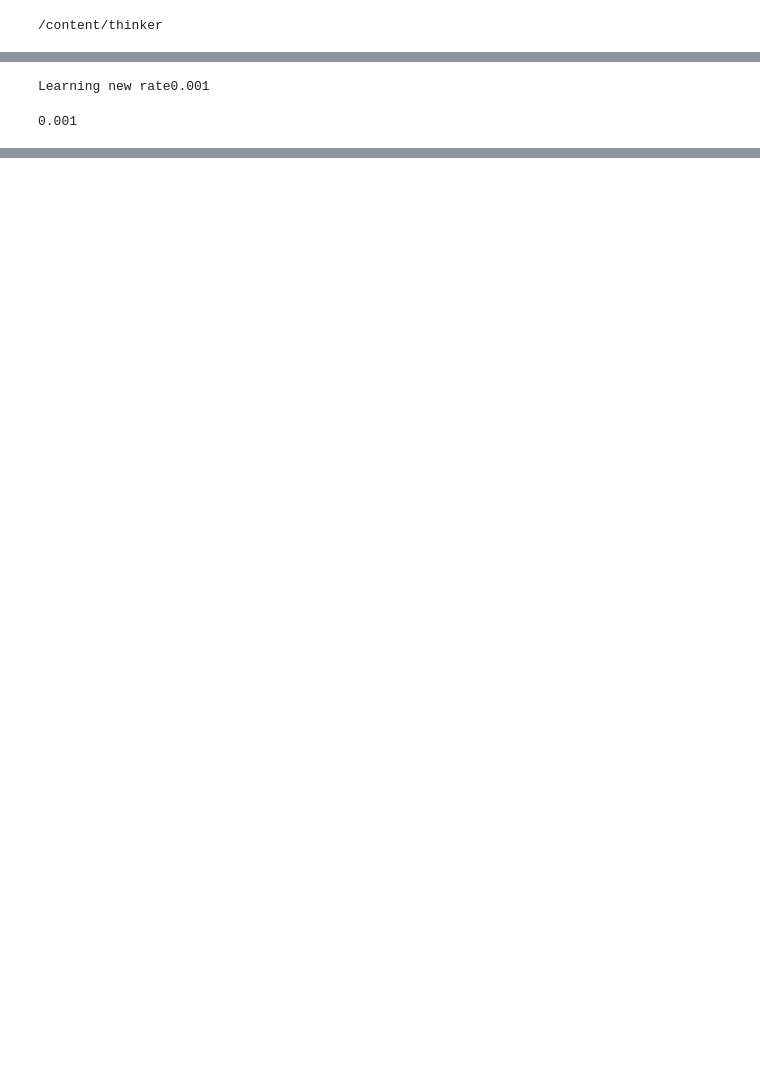
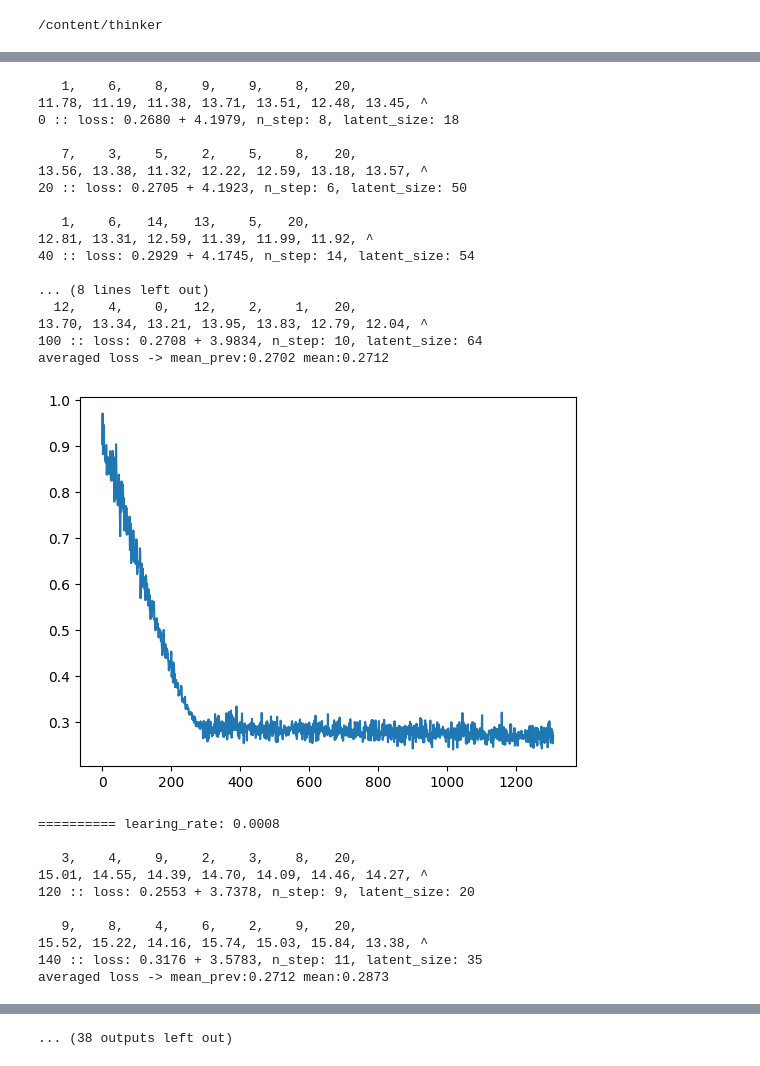
Before and after one commit to domguia/thinker, a Jupyter notebook: th1nker_run.ipynb, the cells around one changed output, grey strips where cells are left out. Saved outputs shown, nothing was run; the diff lists cells and outputs as text; code cells hidden in the pictures; blank space fills up the shorter version.

```diff
--- a/th1nker_run.ipynb
+++ b/th1nker_run.ipynb
@@ -87,3 +87,15 @@ cfg = CfgNode(
     good_pred_loss_treshold=0.5,
     decay_coef=4,
 )
+# %%
+device = torch.device("cuda:0" if torch.cuda.is_available() else "cpu")
+print("PyTorch device :", device)
+# # cfg(vocab_size=NumbersComputeDataset.get_vocabulary_size())
+model = Th1nker(cfg).to(device)
+
+import torchinfo
+print(torchinfo.summary(model))
+
+# Optimizers specified in the torch.optim package
+learing_rate=0.0001
+optimizer = torch.optim.Adam(model.parameters(), lr=learing_rate) #, momentum=0.9)
@@ -90,21 +122,10 @@ cfg = CfgNode(
 # %%
 dataset = NumbersComputeDataset(TASK_SCHEME)
-batch_size = 27
-dataloader = DataLoader(dataset, batch_size=batch_size, num_workers=2)
+batch_size = 256
+dataloader = DataLoader(dataset, batch_size=batch_size, num_workers=4)
 
-device = torch.device("cuda:0" if torch.cuda.is_available() else "cpu")
-print("PyTorch device :", device)
-# cfg(vocab_size=NumbersComputeDataset.get_vocabulary_size())
-model = Th1nker(cfg).to(device)
+optimizer.zero_grad()
 
-# import torchinfo
-# torchinfo.summary(model)
-
-# Optimizers specified in the torch.optim package
-learing_rate=0.002
-optimizer = torch.optim.Adam(model.parameters(), lr=learing_rate) #, momentum=0.9)
-
-loss_tracker = []
 for idx, (inputs,targets) in enumerate(dataloader):
     inputs,targets = inputs.to(device), targets.to(device)
     batch_size = inputs.size(0)
@@ -125,8 +146,6 @@ for idx, (inputs,targets) in enumerate(dataloader):
 
     #### full run with gradient
 
-    optimizer.zero_grad()
-
     latent_size = np.random.randint(cfg.min_latent_size, cfg.max_latent_size+1)
 
     with torch.device(device):
@@ -141,7 +160,7 @@ for idx, (inputs,targets) in enumerate(dataloader):
         # model.compute_step(with_output=targets.size(1))
         # # output = model.compute_step(with_output=y) #causal
         # output = model.get_output() #parallel
-        # loss = compute_loss(output, targets, cfg.probe_mode)
+        # loss = compute_loss(output, targets, cfg.probe_m1024ode)
         # losses.append(loss)
 
     with torch.device(device):
@@ -152,7 +171,7 @@ for idx, (inputs,targets) in enumerate(dataloader):
     for break_i in range(targets.size(1)-1,-1,-1):
         if targets[:,break_i].float().mean() < 20: break
 
-    if idx%10==0:
+    if idx%20==0:
         print()
         probe, logits, outputs_probe = output
         for i in range(targets.size(1)):
@@ -207,11 +226,14 @@ for idx, (inputs,targets) in enumerate(dataloader):
     # targets < 20
     output_loss = output_losses[:,:break_i].mean()
     outputs_probe_loss = outputs_probe_losses[:,:break_i].mean()
-    (output_loss + outputs_probe_loss*16*4).backward()
-
-    optimizer.step()
+    # ((output_loss + outputs_probe_loss*16*4)*n_step/cfg.max_step).backward()
+    ((output_loss + outputs_probe_loss*16/4)*n_step/cfg.max_step).backward()
 
     if idx%10==0:
+        optimizer.step()
+        optimizer.zero_grad()
+
+    if idx%20==0:
         print(f"{idx} :: loss: {outputs_probe_loss.item():.4f} + {output_loss.item():.4f}, n_step: {n_step}, latent_size: {latent_size}")
 
     # logs('probe_loss, pred_loss, outputs_probe_losses')
@@ -221,33 +243,60 @@ for idx, (inputs,targets) in enumerate(dataloader):
     loss_tracker.append(outputs_probe_loss.item())
 
     if idx%50==0 and idx>=100:
         mean = np.mean(loss_tracker[-50:])
         mean_prev = np.mean(loss_tracker[-100:-50])
 
         print(f'averaged loss -> mean_prev:{mean_prev:.4f} mean:{mean:.4f}')
         # lr = learing_rate * max(np.abs(mean-mean_prev), 100/idx)
 
         import matplotlib.pyplot as plt
         plt.plot(loss_tracker[10:])
         plt.savefig("loss.png")
+        plt.show()
 
         with open('./train_param.txt','r') as f:
-            lr = float(f.read())
+            lr = float(f.read())*learing_rate
 
         print('========== learing_rate:', lr)
         for param_group in optimizer.param_groups:
             param_group['lr'] = lr
 
         # if idx%100==0:
         #     torch.save(model, "model.pck")
 
     # if idx == 1000:
     #     lr = learing_rate * 0.1
     #     print('learing_rate:', lr)
     #     # lr = float(input('Learning new rate: '))
     #     for param_group in optimizer.param_groups:
     #         param_group['lr'] = lr
     # break
 # %% [output]
-Learning new rate0.001
+   1,    6,    8,    9,    9,    8,   20,
+11.78, 11.19, 11.38, 13.71, 13.51, 12.48, 13.45, ^
+0 :: loss: 0.2680 + 4.1979, n_step: 8, latent_size: 18
+
+   7,    3,    5,    2,    5,    8,   20,
+13.56, 13.38, 11.32, 12.22, 12.59, 13.18, 13.57, ^
+20 :: loss: 0.2705 + 4.1923, n_step: 6, latent_size: 50
+
+   1,    6,   14,   13,    5,   20,
+12.81, 13.31, 12.59, 11.39, 11.99, 11.92, ^
+40 :: loss: 0.2929 + 4.1745, n_step: 14, latent_size: 54
+
+... (8 lines left out)
+  12,    4,    0,   12,    2,    1,   20,
+13.70, 13.34, 13.21, 13.95, 13.83, 12.79, 12.04, ^
+100 :: loss: 0.2708 + 3.9834, n_step: 10, latent_size: 64
+averaged loss -> mean_prev:0.2702 mean:0.2712
+[figure, added]
-0.001
+========== learing_rate: 0.0008
+
+   3,    4,    9,    2,    3,    8,   20,
+15.01, 14.55, 14.39, 14.70, 14.09, 14.46, 14.27, ^
+120 :: loss: 0.2553 + 3.7378, n_step: 9, latent_size: 20
+
+   9,    8,    4,    6,    2,    9,   20,
+15.52, 15.22, 14.16, 15.74, 15.03, 15.84, 13.38, ^
+140 :: loss: 0.3176 + 3.5783, n_step: 11, latent_size: 35
+averaged loss -> mean_prev:0.2712 mean:0.2873
@@ -253,0 +356 @@ Learning new rate0.001
+... (38 outputs left out)
```
Also changed, not shown: parts of 6 cells of this notebook.
